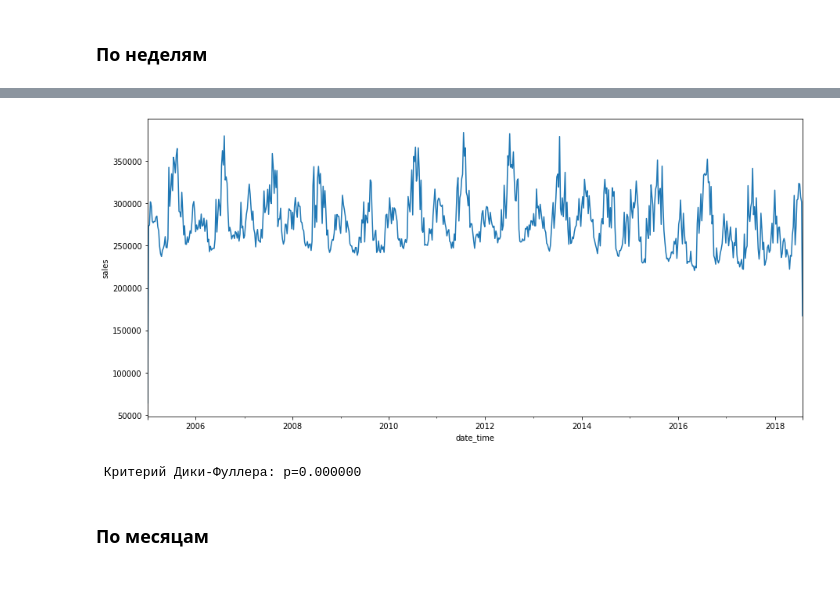
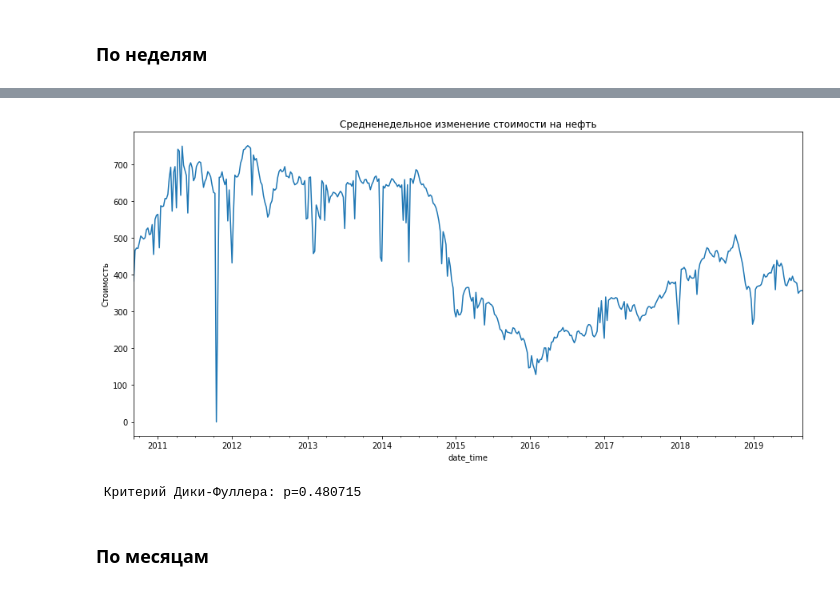
Before and after one commit to OlyaNikolaeva/DataAnalysis, a Jupyter notebook: D_3 (Resampling).ipynb, the cells around one changed output, grey strips where cells are left out. Saved outputs shown, nothing was run; the diff lists cells and outputs as text; code cells hidden in the pictures.

```diff
--- a/D_3 (Resampling).ipynb
+++ b/D_3 (Resampling).ipynb
@@ -137,7 +110,7 @@ print(" Критерий Дики-Фуллера: p=%f" % sm.tsa.stattools.adful
 # %% [markdown]
 ### По неделям
 # %%
-duq = pd.read_csv('DUQ_hourly.csv')
-duq['Datetime']=pd.to_datetime(duq['Datetime'])
-duq
+duq = pd.read_csv('нефть-brent-2010-2019.csv')
+duq['date']=pd.to_datetime(duq['date'])
+duq.head()
 # %% [output]
@@ -162,6 +123,6 @@ duq
 # %%
-duq['date_time'] = duq["Datetime"].apply( lambda duq :
+duq['date_time'] = duq["date"].apply( lambda duq :
 datetime.datetime(year=duq.year, month=duq.month, day=duq.day))
 duq.set_index(duq["date_time"],inplace=True)
-duq
+duq.head()
 # %% [output]
@@ -210,14 +147,16 @@ duq
 # %%
 plt.figure(figsize(15,7))
-duq['DUQ_MW'].plot()
+duq['value'].plot()
 plt.ylabel('sales')
+plt.title('Cредненедельное изменение стоимости на нефть')
+plt.ylabel ('Стоимость');
 pylab.show()
 # %% [output]
-[figure, old version]
+[figure, new version]
 # %%
-print(" Критерий Дики-Фуллера: p=%f" % sm.tsa.stattools.adfuller(duq['DUQ_MW'])[1])
+print(" Критерий Дики-Фуллера: p=%f" % sm.tsa.stattools.adfuller(duq['value'])[1])
 # %% [output]
- Критерий Дики-Фуллера: p=0.000000
+ Критерий Дики-Фуллера: p=0.480715
 # %% [markdown]
 ### По месяцам
 # %%
```
Also changed, not shown: parts of 32 cells of this notebook, 2 other files.
